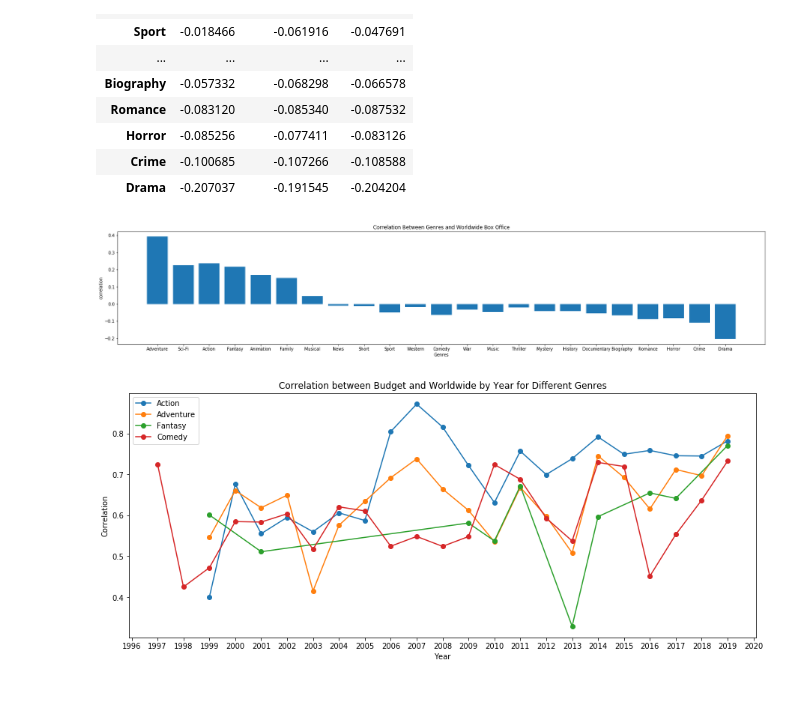
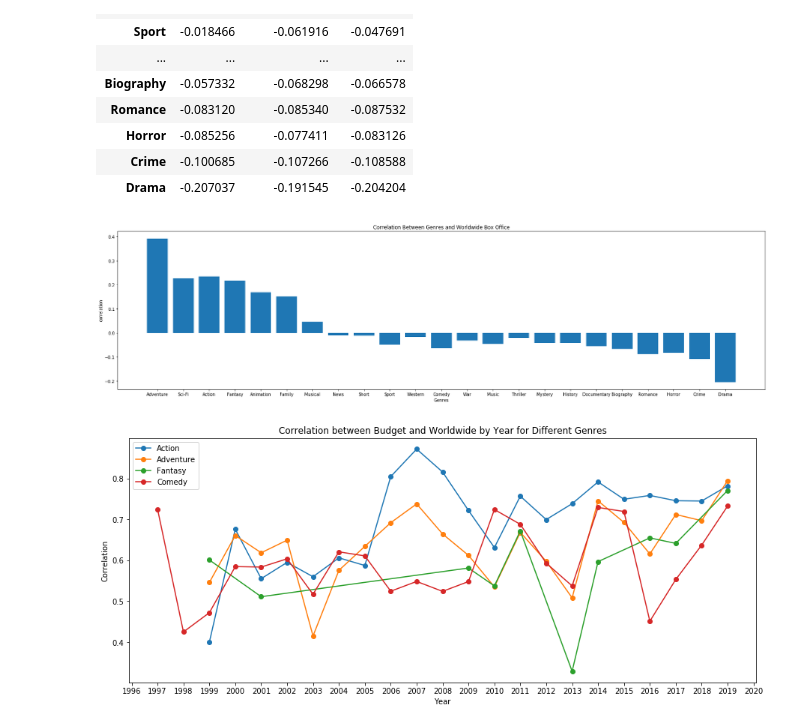
Before and after one commit to Sonora27/movie-data-project, a Jupyter notebook: eda.ipynb, the cells around one changed output. Saved outputs shown, nothing was run; the diff lists cells and outputs as text; code cells hidden in the pictures; blank space fills up the shorter version.

Commit message:
fixing bar graph

```diff
--- a/eda.ipynb
+++ b/eda.ipynb
@@ -91,7 +91,7 @@ budget_df.head()
 # each revenue measurement
 corr_df = budget_df.corr()[["domestic","international","worldwide"]].loc[genres]
 corr_df = corr_df[~np.isnan(corr_df["domestic"])]
-corr_df.sort_values("domestic",ascending=False,inplace=True)
+corr_df.sort_values("worldwide",ascending=False,inplace=True)
 corr_df
 # %% [output]
 |  | domestic | international | worldwide |
@@ -112,15 +112,15 @@ corr_df
 | Crime | -0.100685 | -0.107266 | -0.108588 |
 | Drama | -0.207037 | -0.191545 | -0.204204 |
 # %%
-fig, ax = plt.subplots(figsize=(28,5))
+fig, ax = plt.subplots(figsize=(28,7))
 #plt.figure(figsize=(25,5))
 ax.set_title("Correlation Between Genres and Worldwide Box Office")
 ax.set_xlabel("Genres")
 ax.set_ylabel("correlation")
 ax.bar(corr_df.index,corr_df["worldwide"])
 plt.savefig("figures/genres-box-office.png")
 # %% [output]
-[figure, old version]
+[figure, new version]
 # %%
 def correlater(genres,budget_df,correlatee="profit",minmoviecount=30,corr2=False,which=(True,True),save=True):
     """
```
Also changed, not shown: 1 other file.
